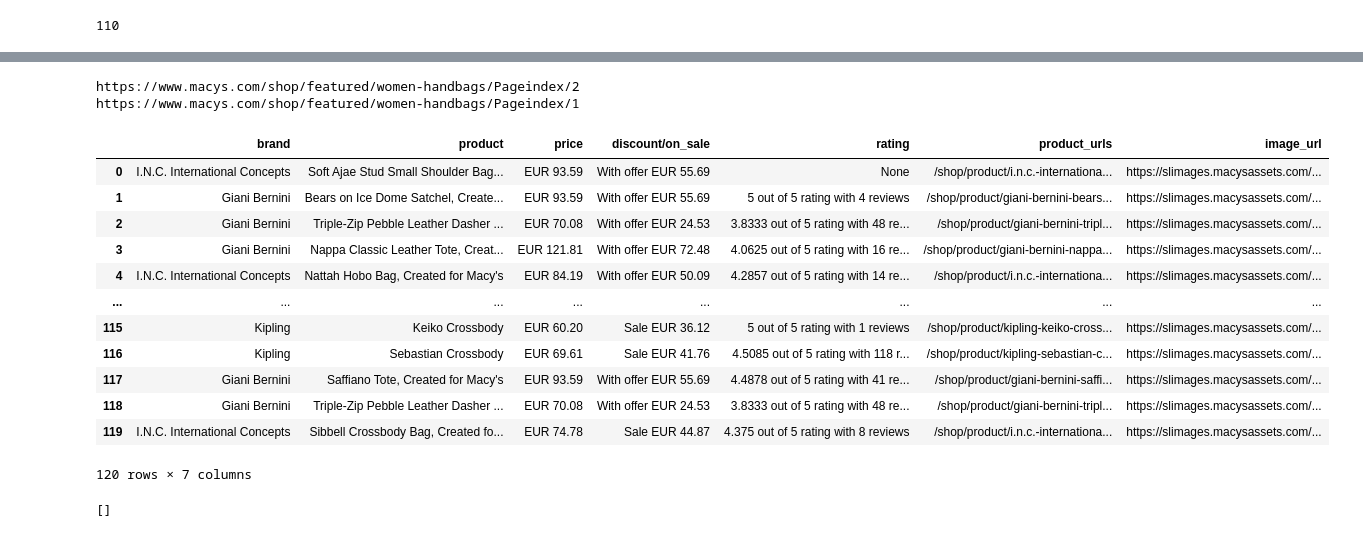
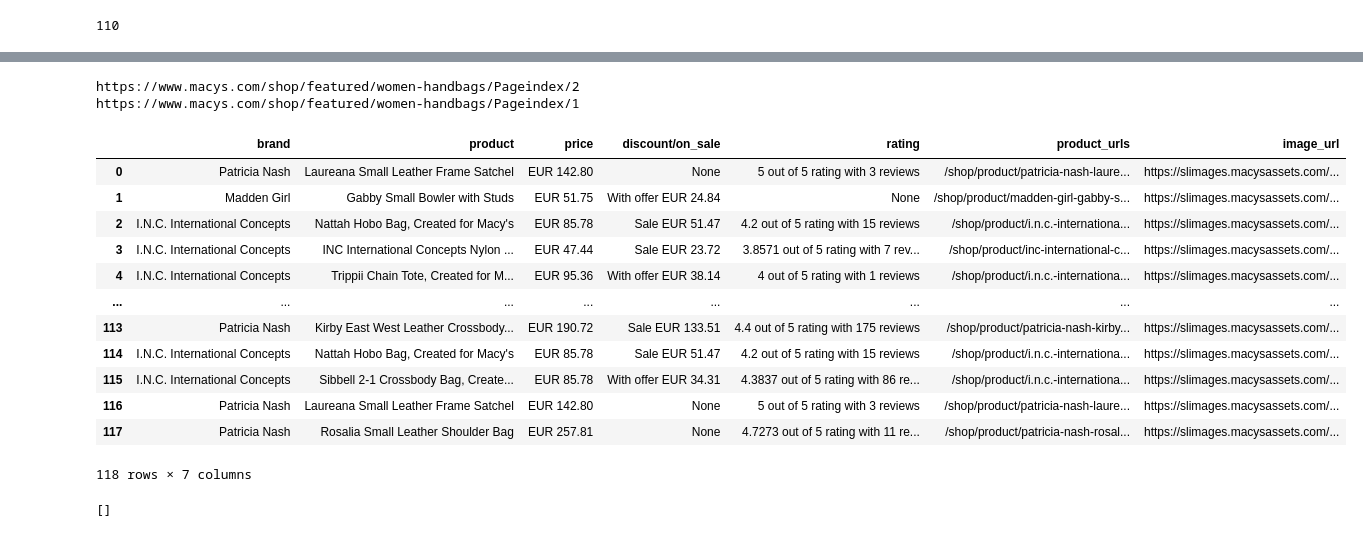
Before and after one commit to George-Michael-Dagogo/IMDB_tutorial, a Jupyter notebook: test.ipynb, the cells around one changed output, grey strips where cells are left out. Cells and saved outputs as stored; diff of their text form; code cells hidden in the pictures.

```diff
--- a/test.ipynb
+++ b/test.ipynb
@@ -195,7 +195,7 @@ def scrape_pages(url):
     page = requests.get(url, headers = headers)
     soup = BeautifulSoup(page.content, "html.parser")
     print(url)
-    sales_box = soup.find_all('div', class_= "productDescription")
+    sales_box = soup.find_all('li', class_= "cell productThumbnailItem")
 
     for box in sales_box:
         #brands
@@ -251,10 +251,7 @@ def scrape_pages(url):
             product_urls.append('None')
 
 
-    image_box = soup.find_all('picture')
 
-    for box in image_box:
-        #brands
         if  box.find('source',attrs={"data-lazysrcset": True}) is not None:
             image_url = box.find('source',attrs={"data-lazysrcset": True})
             image_url = image_url['data-lazysrcset']
@@ -264,45 +261,46 @@ def scrape_pages(url):
             image_url = image_url['srcset']
             image_urls.append(image_url)
         else:
             image_urls.append('None')
 
 
 
 
 
 with concurrent.futures.ThreadPoolExecutor(max_workers=20) as executor:
     executor.map(scrape_pages,url)
 
 
 
+
 brand_df = pd.DataFrame({
     'brand':brands,
     'product':product_names,
     'price':prices,
     'discount/on_sale':discounts,
     'rating':ratings,
     'product_urls': product_urls,
     'image_url':image_urls
 })
 
 
 brand_df
 # %% [output]
 https://www.macys.com/shop/featured/women-handbags/Pageindex/2
 https://www.macys.com/shop/featured/women-handbags/Pageindex/1
 |  | brand | product | price | discount/on_sale | rating | product_urls | image_url |
-| 0 | I.N.C. International Concepts | Soft Ajae Stud Small Shoulder Bag... | EUR 93.59 | With offer EUR 55.69 | None | /shop/product/i.n.c.-internationa... | https://slimages.macysassets.com/... |
-| 1 | Giani Bernini | Bears on Ice Dome Satchel, Create... | EUR 93.59 | With offer EUR 55.69 | 5 out of 5 rating with 4 reviews | /shop/product/giani-bernini-bears... | https://slimages.macysassets.com/... |
-| 2 | Giani Bernini | Triple-Zip Pebble Leather Dasher ... | EUR 70.08 | With offer EUR 24.53 | 3.8333 out of 5 rating with 48 re... | /shop/product/giani-bernini-tripl... | https://slimages.macysassets.com/... |
-| 3 | Giani Bernini | Nappa Classic Leather Tote, Creat... | EUR 121.81 | With offer EUR 72.48 | 4.0625 out of 5 rating with 16 re... | /shop/product/giani-bernini-nappa... | https://slimages.macysassets.com/... |
-| 4 | I.N.C. International Concepts | Nattah Hobo Bag, Created for Macy's | EUR 84.19 | With offer EUR 50.09 | 4.2857 out of 5 rating with 14 re... | /shop/product/i.n.c.-internationa... | https://slimages.macysassets.com/... |
+| 0 | Patricia Nash | Laureana Small Leather Frame Satchel | EUR 142.80 | None | 5 out of 5 rating with 3 reviews | /shop/product/patricia-nash-laure... | https://slimages.macysassets.com/... |
+| 1 | Madden Girl | Gabby Small Bowler with Studs | EUR 51.75 | With offer EUR 24.84 | None | /shop/product/madden-girl-gabby-s... | https://slimages.macysassets.com/... |
+| 2 | I.N.C. International Concepts | Nattah Hobo Bag, Created for Macy's | EUR 85.78 | Sale EUR 51.47 | 4.2 out of 5 rating with 15 reviews | /shop/product/i.n.c.-internationa... | https://slimages.macysassets.com/... |
+| 3 | I.N.C. International Concepts | INC International Concepts Nylon ... | EUR 47.44 | Sale EUR 23.72 | 3.8571 out of 5 rating with 7 rev... | /shop/product/inc-international-c... | https://slimages.macysassets.com/... |
+| 4 | I.N.C. International Concepts | Trippii Chain Tote, Created for M... | EUR 95.36 | With offer EUR 38.14 | 4 out of 5 rating with 1 reviews | /shop/product/i.n.c.-internationa... | https://slimages.macysassets.com/... |
 | ... | ... | ... | ... | ... | ... | ... | ... |
-| 115 | Kipling | Keiko Crossbody | EUR 60.20 | Sale EUR 36.12 | 5 out of 5 rating with 1 reviews | /shop/product/kipling-keiko-cross... | https://slimages.macysassets.com/... |
-| 116 | Kipling | Sebastian Crossbody | EUR 69.61 | Sale EUR 41.76 | 4.5085 out of 5 rating with 118 r... | /shop/product/kipling-sebastian-c... | https://slimages.macysassets.com/... |
-| 117 | Giani Bernini | Saffiano Tote, Created for Macy's | EUR 93.59 | With offer EUR 55.69 | 4.4878 out of 5 rating with 41 re... | /shop/product/giani-bernini-saffi... | https://slimages.macysassets.com/... |
-| 118 | Giani Bernini | Triple-Zip Pebble Leather Dasher ... | EUR 70.08 | With offer EUR 24.53 | 3.8333 out of 5 rating with 48 re... | /shop/product/giani-bernini-tripl... | https://slimages.macysassets.com/... |
-| 119 | I.N.C. International Concepts | Sibbell Crossbody Bag, Created fo... | EUR 74.78 | Sale EUR 44.87 | 4.375 out of 5 rating with 8 reviews | /shop/product/i.n.c.-internationa... | https://slimages.macysassets.com/... |
+| 113 | Patricia Nash | Kirby East West Leather Crossbody... | EUR 190.72 | Sale EUR 133.51 | 4.4 out of 5 rating with 175 reviews | /shop/product/patricia-nash-kirby... | https://slimages.macysassets.com/... |
+| 114 | I.N.C. International Concepts | Nattah Hobo Bag, Created for Macy's | EUR 85.78 | Sale EUR 51.47 | 4.2 out of 5 rating with 15 reviews | /shop/product/i.n.c.-internationa... | https://slimages.macysassets.com/... |
+| 115 | I.N.C. International Concepts | Sibbell 2-1 Crossbody Bag, Create... | EUR 85.78 | With offer EUR 34.31 | 4.3837 out of 5 rating with 86 re... | /shop/product/i.n.c.-internationa... | https://slimages.macysassets.com/... |
+| 116 | Patricia Nash | Laureana Small Leather Frame Satchel | EUR 142.80 | None | 5 out of 5 rating with 3 reviews | /shop/product/patricia-nash-laure... | https://slimages.macysassets.com/... |
+| 117 | Patricia Nash | Rosalia Small Leather Shoulder Bag | EUR 257.81 | None | 4.7273 out of 5 rating with 11 re... | /shop/product/patricia-nash-rosal... | https://slimages.macysassets.com/... |
-120 rows × 7 columns
+118 rows × 7 columns
 # %%
 image_urls
 # %% [output]
```
Also changed, not shown: 1 other file.
